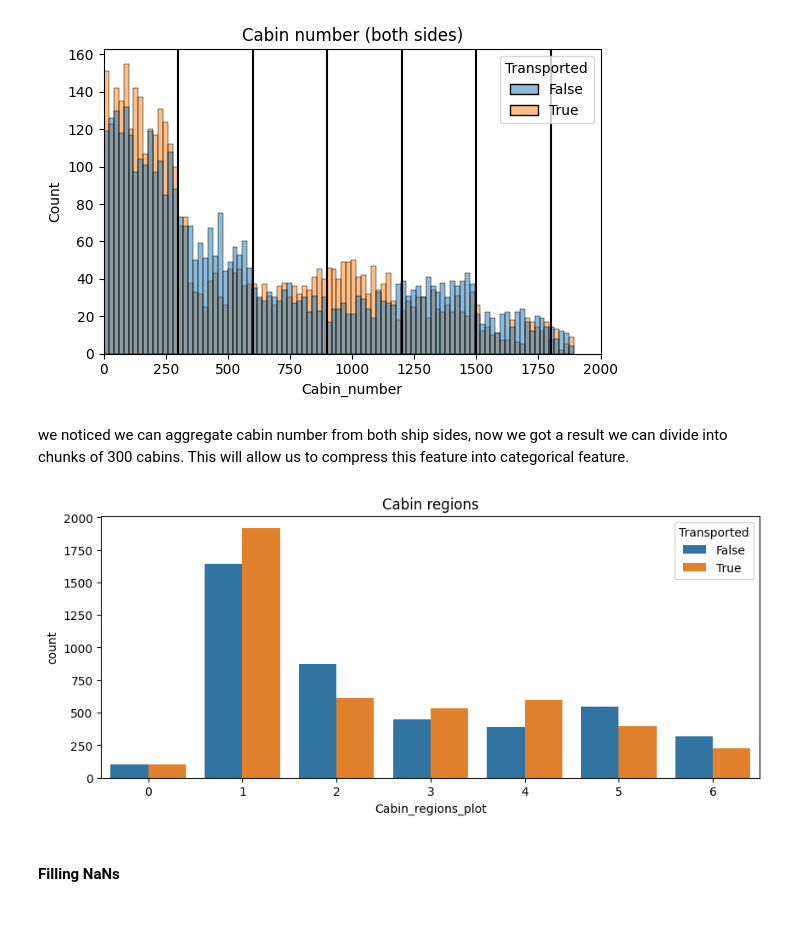
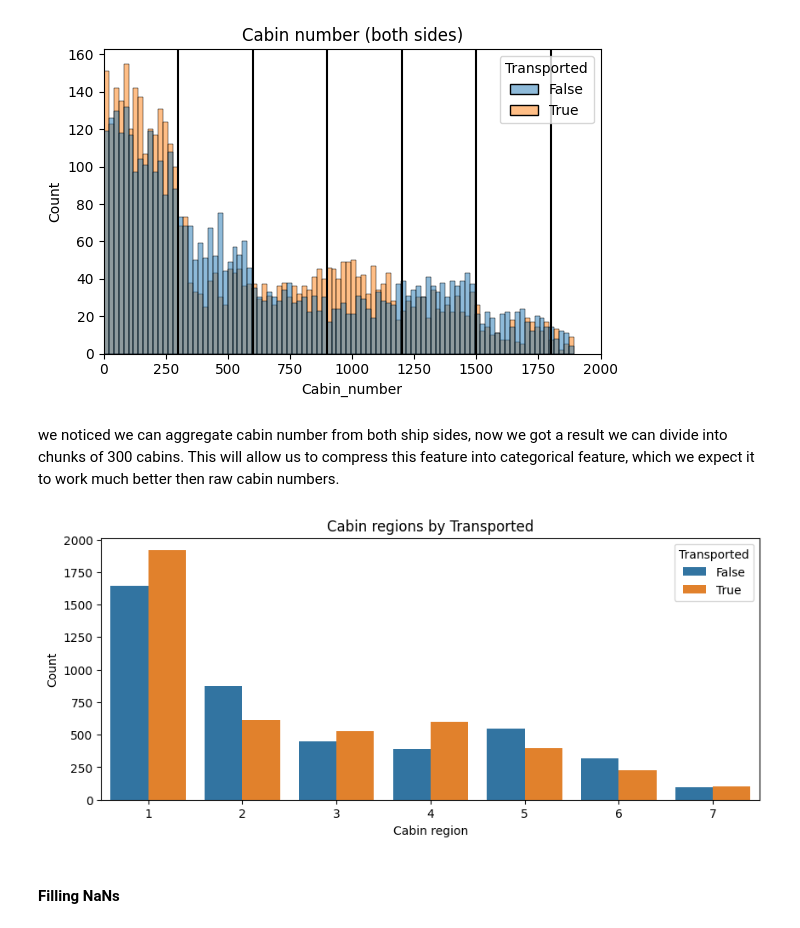
Before and after one commit to YarinArava/SpaceShipTitanic_FinalProject, a Jupyter notebook: Spaceship_Titanic_corrected.ipynb, the cells around one changed output. Drawn from its saved outputs; the diff is of its cells as text; code cells hidden in the pictures.

```diff
--- a/Spaceship_Titanic_corrected.ipynb
+++ b/Spaceship_Titanic_corrected.ipynb
@@ -465,28 +465,52 @@ plt.show()
 [figure]
 [figure]
 # %% [markdown]
-we noticed we can aggregate cabin number from both ship sides, now we got a result we can divide into chunks of 300 cabins. This will allow us to compress this feature into categorical feature.
+we noticed we can aggregate cabin number from both ship sides, now we got a result we can divide into chunks of 300 cabins. This will allow us to compress this feature into categorical feature, which we expect it to work much better then raw cabin numbers.
 # %%
-max_cabin_num = max(df['Cabin_number'])
+# Cabin regions (1-6) + unknown (7)
+max_cabin_num = df['Cabin_number'].max()
 
-# Cabin region feature one-hot encoded
-df['Cabin_region1']=(df['Cabin_number']<300).astype(int)
-df['Cabin_region2']=((df['Cabin_number']>=300) & (df['Cabin_number']<600)).astype(int)
-df['Cabin_region3']=((df['Cabin_number']>=600) & (df['Cabin_number']<900)).astype(int)
-df['Cabin_region4']=((df['Cabin_number']>=900) & (df['Cabin_number']<1200)).astype(int)
-df['Cabin_region5']=((df['Cabin_number']>=1200) & (df['Cabin_number']<1500)).astype(int)
-df['Cabin_region6']=((df['Cabin_number']>=1500) & (df['Cabin_number']<=max_cabin_num)).astype(int)
-df['Cabin_region7']=(df['Cabin_number']>max_cabin_num).astype(int)
+df['Cabin_region1'] = (df['Cabin_number'] < 300).astype(int)
+df['Cabin_region2'] = ((df['Cabin_number'] >= 300) & (df['Cabin_number'] < 600)).astype(int)
+df['Cabin_region3'] = ((df['Cabin_number'] >= 600) & (df['Cabin_number'] < 900)).astype(int)
+df['Cabin_region4'] = ((df['Cabin_number'] >= 900) & (df['Cabin_number'] < 1200)).astype(int)
+df['Cabin_region5'] = ((df['Cabin_number'] >= 1200) & (df['Cabin_number'] < 1500)).astype(int)
+df['Cabin_region6'] = ((df['Cabin_number'] >= 1500) & (df['Cabin_number'] <= max_cabin_num)).astype(int)
 
+# If Cabin_number is NaN (or any value not captured above), mark as unknown region
+df['Cabin_region_unknown'] = (
+    (df[['Cabin_region1','Cabin_region2','Cabin_region3','Cabin_region4','Cabin_region5','Cabin_region6']].sum(axis=1) == 0)
+).astype(int)
 
-# Plot distribution of new features
+# Create a single integer label just for plotting (1-7)
+df['Cabin_regions_plot'] = (
+    df['Cabin_region1']
+    + 2 * df['Cabin_region2']
+    + 3 * df['Cabin_region3']
+    + 4 * df['Cabin_region4']
+    + 5 * df['Cabin_region5']
+    + 6 * df['Cabin_region6']
+    + 7 * df['Cabin_region_unknown']
+).astype(int)
+
+# Plot with fixed x-axis categories 1-7
 plt.figure(figsize=(10,4))
-df['Cabin_regions_plot']=(df['Cabin_region1']+2*df['Cabin_region2']+3*df['Cabin_region3']+4*df['Cabin_region4']+5*df['Cabin_region5']+6*df['Cabin_region6']+7*df['Cabin_region7']).astype(int)
-sns.countplot(data=df, x='Cabin_regions_plot', hue='Transported')
-plt.title('Cabin regions')
-df.drop('Cabin_regions_plot', axis=1, inplace=True)
+sns.countplot(
+    data=df,
+    x='Cabin_regions_plot',
+    hue='Transported',
+    order=[1,2,3,4,5,6,7]
+)
+plt.xlabel('Cabin region')
+plt.ylabel('Count')
+plt.title('Cabin regions by Transported')
+plt.xticks([0,1,2,3,4,5,6], ['1','2','3','4','5','6','7'])
+plt.show()
+
+# Clean up helper column (optional)
+df.drop(columns=['Cabin_regions_plot'], inplace=True)
 # %% [output]
-[figure, old version]
+[figure, new version]
 # %% [markdown]
 #### Filling NaNs
 # %% [markdown]
```
Also changed, not shown: parts of 19 cells of this notebook.
